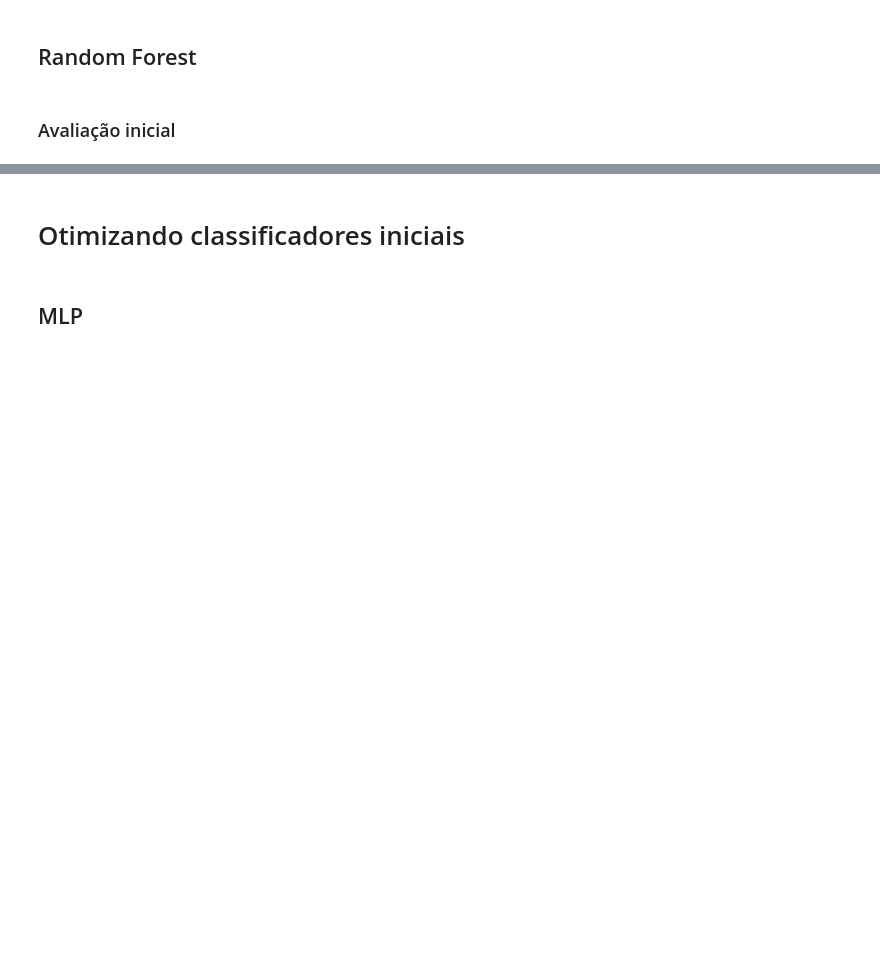
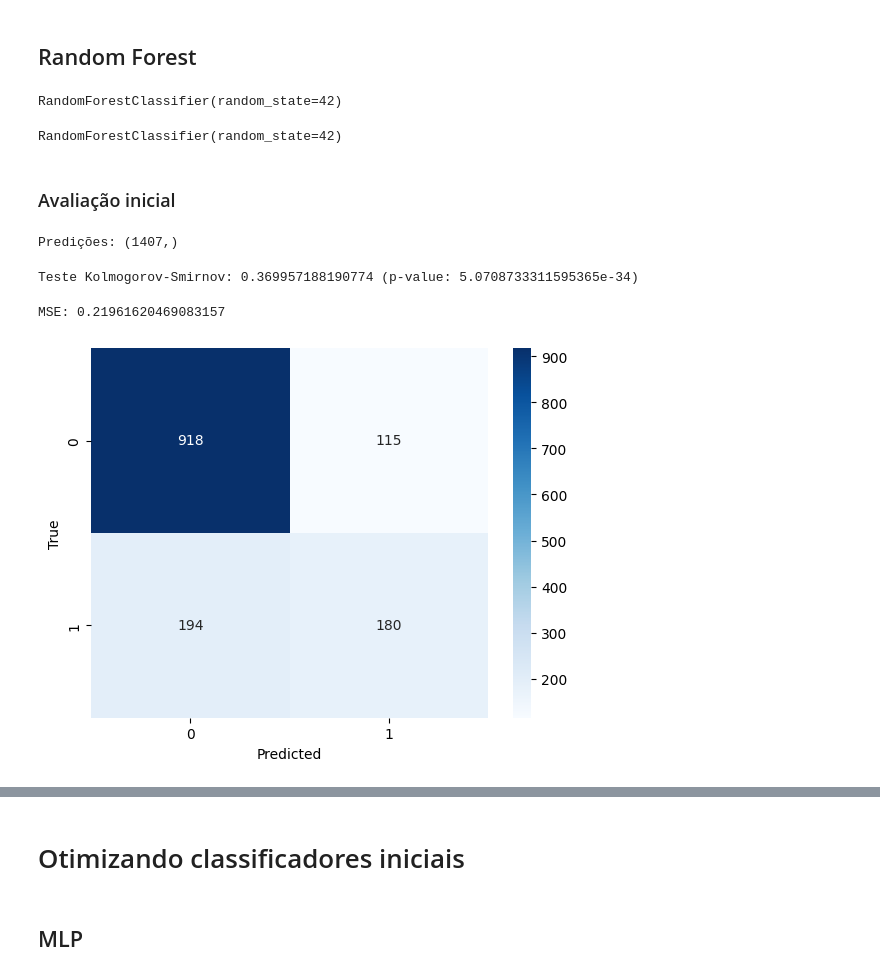
Before and after one commit to Vinicius-resende-cin/classifying-churn, a Jupyter notebook: main.ipynb, the cells around one changed output, grey strips where cells are left out. Saved outputs shown, nothing was run; the diff lists cells and outputs as text; code cells hidden in the pictures; blank space fills up the shorter version.

```diff
--- a/main.ipynb
+++ b/main.ipynb
@@ -361,6 +365,15 @@ F1-score: 0.5924855491329479
 # %% [markdown]
 ## Random Forest
+# %%
+#@title Definição do modelo
+rf_classifier = RandomForestClassifier(n_estimators=100, random_state=42)
+rf_classifier
+# %% [output]
+RandomForestClassifier(random_state=42)
 # %%
 #@title Treinamento inicial
+rf_classifier.fit(X_train, y_train)
+# %% [output]
+RandomForestClassifier(random_state=42)
 # %% [markdown]
 ### Avaliação inicial
@@ -371,2 +380,24 @@ F1-score: 0.5924855491329479
+# %%
+#@title Gerando predições
+rf_preds = rf_classifier.predict(X_test)
+print(f"Predições: {rf_preds.shape}")
+# %% [output]
+Predições: (1407,)
+# %%
+#@title Teste Kolmogorov-Smirnov
+rf_ks = calc_ks(y_test, rf_preds)
+print(f"Teste Kolmogorov-Smirnov: {rf_ks.statistic} (p-value: {rf_ks.pvalue})")
+# %% [output]
+Teste Kolmogorov-Smirnov: 0.369957188190774 (p-value: 5.0708733311595365e-34)
+# %%
+#@title MSE
+rf_mse = mean_squared_error(y_test, rf_preds)
+print(f"MSE: {rf_mse}")
+# %% [output]
+MSE: 0.21961620469083157
 # %%
 #@title Matriz de confusão
+rf_cm = confusion_matrix(y_test, rf_preds)
+plot_conf_matrix(rf_cm)
+# %% [output]
+[figure, added]
```
Also changed, not shown: parts of 17 cells of this notebook.
